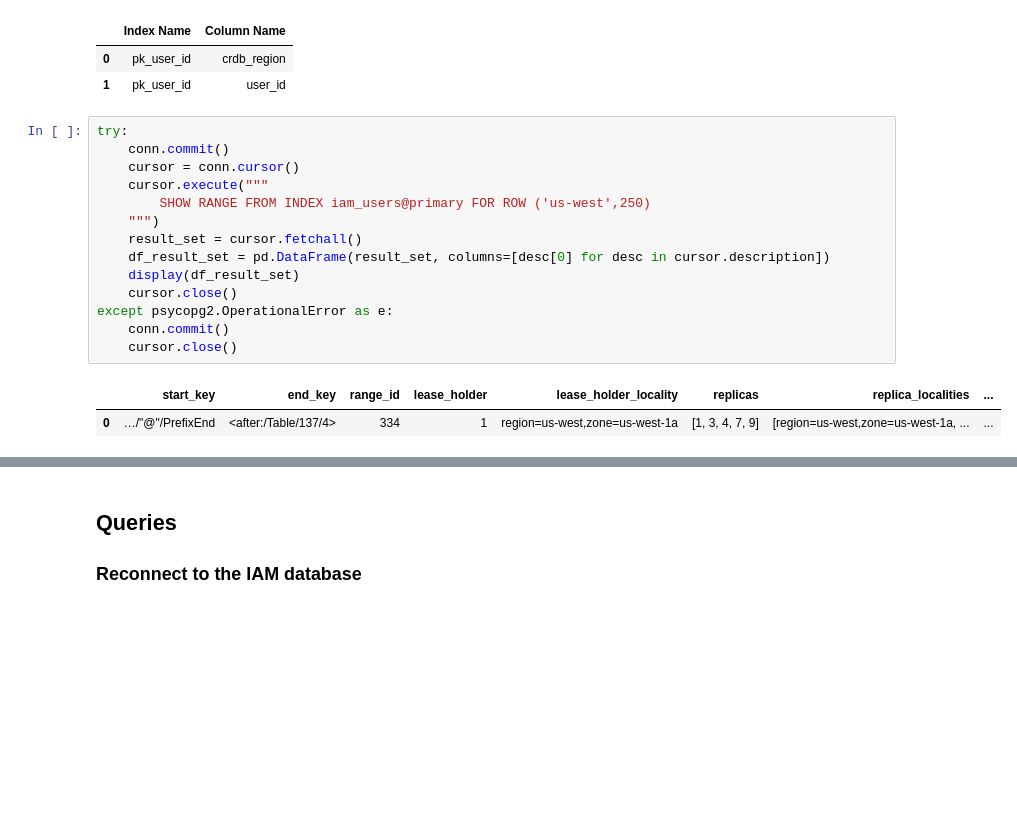
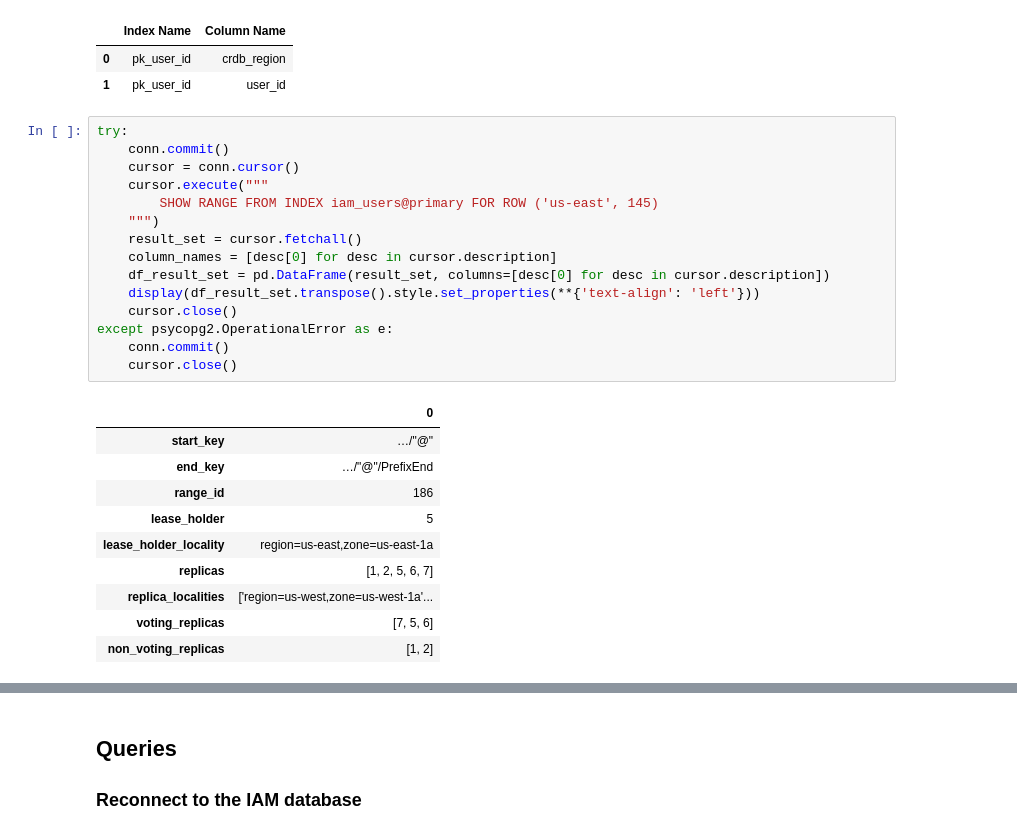
Before and after one commit to ainfanzon/Cockroach_IAM_Workshop, a Jupyter notebook: GCP_Colab_notebooks/Exercise_03.ipynb, the cells around one changed output, grey strips where cells are left out. Drawn from its saved outputs; the diff is of its cells as text; blank space fills up the shorter version.

```diff
--- a/GCP_Colab_notebooks/Exercise_03.ipynb
+++ b/GCP_Colab_notebooks/Exercise_03.ipynb
@@ -631,20 +631,29 @@ except psycopg2.OperationalError as e:
 # %%
 try:
     conn.commit()
     cursor = conn.cursor()
     cursor.execute("""
-        SHOW RANGE FROM INDEX iam_users@primary FOR ROW ('us-west',250)
+        SHOW RANGE FROM INDEX iam_users@primary FOR ROW ('us-east', 145)
     """)
     result_set = cursor.fetchall()
+    column_names = [desc[0] for desc in cursor.description]
     df_result_set = pd.DataFrame(result_set, columns=[desc[0] for desc in cursor.description])
-    display(df_result_set)
+    display(df_result_set.transpose().style.set_properties(**{'text-align': 'left'}))
     cursor.close()
 except psycopg2.OperationalError as e:
     conn.commit()
     cursor.close()
 # %% [output]
-|  | start_key | end_key | range_id | lease_holder | lease_holder_locality | replicas | replica_localities | ... |
-| 0 | …/"@"/PrefixEnd | <after:/Table/137/4> | 334 | 1 | region=us-west,zone=us-west-1a | [1, 3, 4, 7, 9] | [region=us-west,zone=us-west-1a, ... | ... |
+|  | 0 |
+| start_key | …/"@" |
+| end_key | …/"@"/PrefixEnd |
+| range_id | 186 |
+| lease_holder | 5 |
+| lease_holder_locality | region=us-east,zone=us-east-1a |
+| replicas | [1, 2, 5, 6, 7] |
+| replica_localities | ['region=us-west,zone=us-west-1a'... |
+| voting_replicas | [7, 5, 6] |
+| non_voting_replicas | [1, 2] |
 # %% [markdown]
 ---
 ## CockroachDB is a distributed SQL database that is __*highly scalable*__, __*resilient*__, and __*easy to use*__.
```
Also changed, not shown: parts of 7 cells of this notebook.
